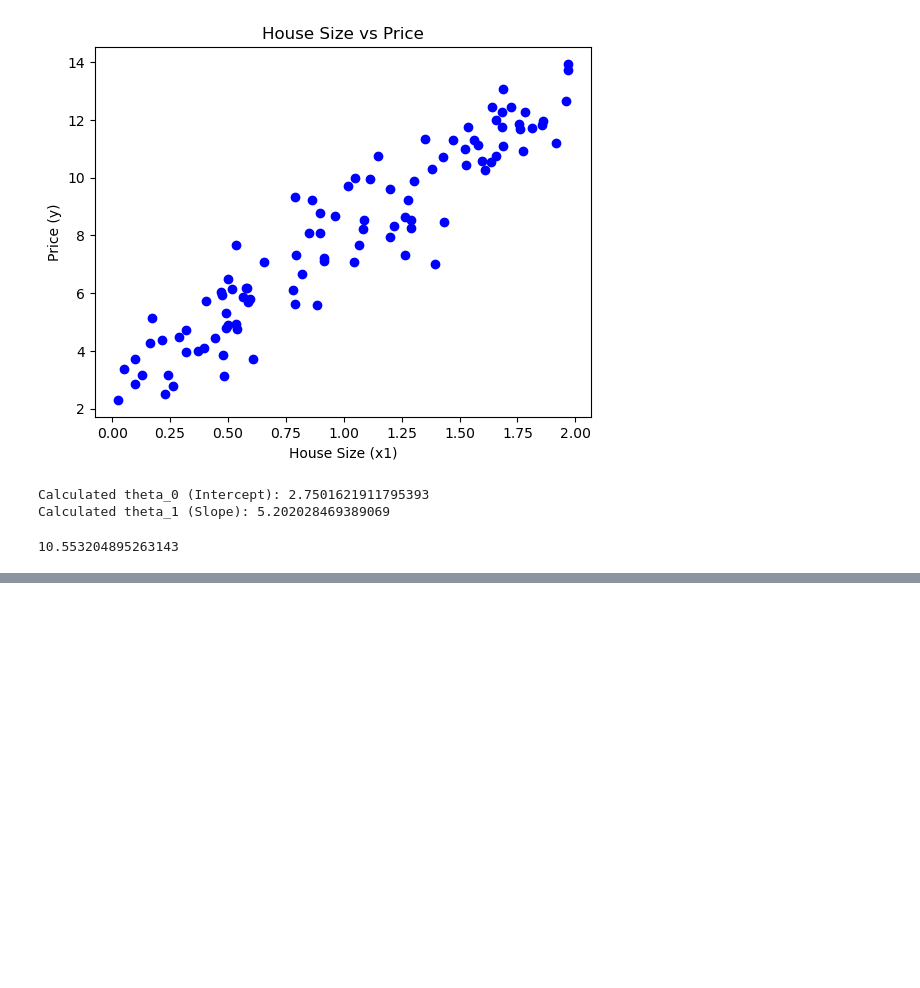
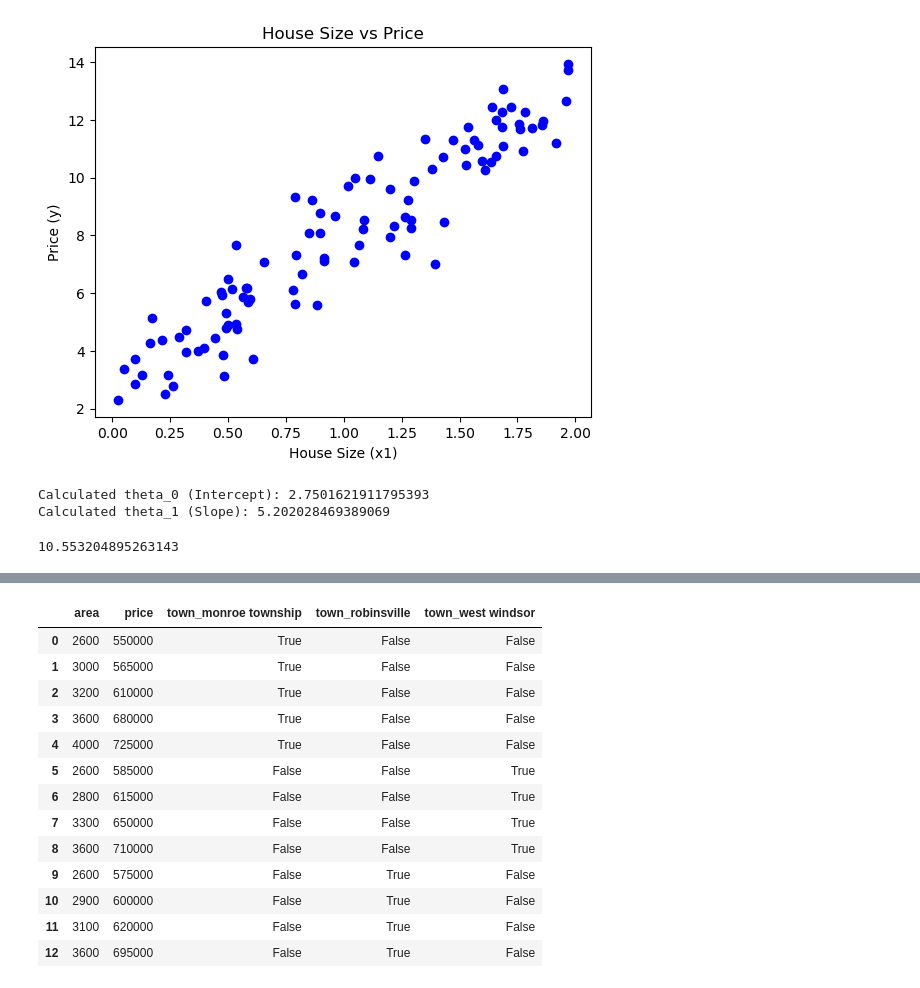
Before and after one commit to RashikRahman/cse_414_ML_Lab, a Jupyter notebook: week_4/prac.ipynb, the cells around one changed output, grey strips where cells are left out. Drawn from its saved outputs; the diff is of its cells as text; code cells hidden in the pictures; blank space fills up the shorter version.

```diff
--- a/week_4/prac.ipynb
+++ b/week_4/prac.ipynb
@@ -67,3 +67,18 @@ y_pred = theta_0_manual+theta_1_manual*x1_test
 y_pred
 # %% [output]
 10.553204895263143
+# %%
+import pandas as pd
+
+# Create the dataset
+data = {
+    'town': ['monroe township', 'monroe township', 'monroe township', 'monroe township', 'monroe township',
+             'west windsor', 'west windsor', 'west windsor', 'west windsor', 'robinsville', 'robinsville', 'robinsville', 'robinsville'],
+    'area': [2600, 3000, 3200, 3600, 4000, 2600, 2800, 3300, 3600, 2600, 2900, 3100, 3600],
+    'price': [550000, 565000, 610000, 680000, 725000, 585000, 615000, 650000, 710000, 575000, 600000, 620000, 695000]
+}
+
+# Create the DataFrame
+df = pd.DataFrame(data)
+
+df
@@ -69,0 +140,17 @@ y_pred
+# %%
+pd.get_dummies(df) #onehotencoding
+# %% [output]
+|  | area | price | town_monroe township | town_robinsville | town_west windsor |
+| 0 | 2600 | 550000 | True | False | False |
+| 1 | 3000 | 565000 | True | False | False |
+| 2 | 3200 | 610000 | True | False | False |
+| 3 | 3600 | 680000 | True | False | False |
+| 4 | 4000 | 725000 | True | False | False |
+| 5 | 2600 | 585000 | False | False | True |
+| 6 | 2800 | 615000 | False | False | True |
+| 7 | 3300 | 650000 | False | False | True |
+| 8 | 3600 | 710000 | False | False | True |
+| 9 | 2600 | 575000 | False | True | False |
+| 10 | 2900 | 600000 | False | True | False |
+| 11 | 3100 | 620000 | False | True | False |
+| 12 | 3600 | 695000 | False | True | False |
```
Also changed, not shown: parts of 19 cells of this notebook, 2 other files.
